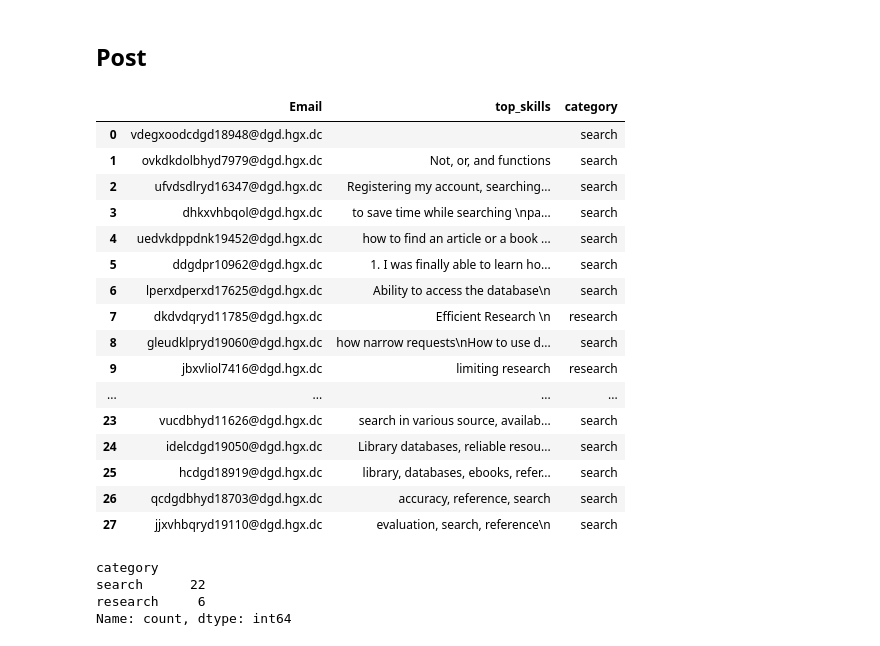
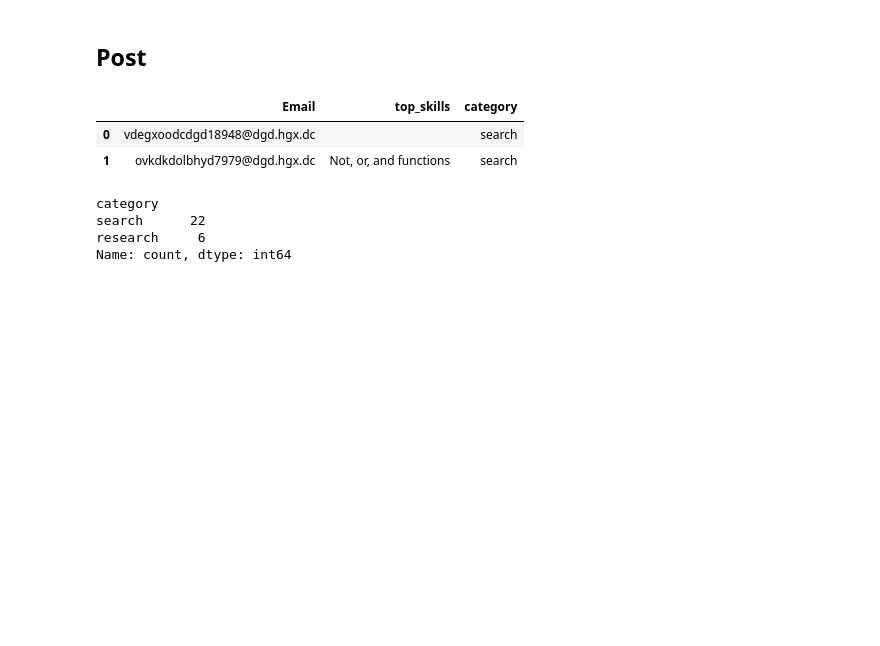
Before and after one commit to mimamverdiyev/Research, a Jupyter notebook: IL_session_assessment_(survey_analysis).ipynb, the cells around one changed output. Cells and saved outputs as stored; diff of their text form; code cells hidden in the pictures; blank space fills up the shorter version.

```diff
--- a/IL_session_assessment_(survey_analysis).ipynb
+++ b/IL_session_assessment_(survey_analysis).ipynb
@@ -806,48 +734,34 @@ import pandas as pd
 import re
 
 
 # Function to categorize sentences into 'search', 'boolean', or 'search_boolean'
 def categorize_sentence(sentence):
     has_research = re.search(r'\bresearch\b', sentence, re.IGNORECASE)
     has_search = re.search(r'\bsearch\w*\b|\bdatabase\w*\b', sentence, re.IGNORECASE)
     has_boolean = re.search(r'\bboolean\b|\b(?:and|or|not)(?:\s+(?:and|or|not)\b)*' , sentence, re.IGNORECASE)
     has_evaluation = re.search(r'\breliable\b|\baccuracy\b', sentence, re.IGNORECASE)
 
 
     if has_research:
       return 'research'
     elif has_search:
       return 'search'
     elif has_boolean:
       return 'search'
     elif has_evaluation:
       return 'research'
     else:
       return 'search'
 
 # Apply the categorize_sentence function to create a new 'category' column
 post['category'] = post['top_skills'].apply(categorize_sentence)
 
 # Display the resulting DataFrame
-post[["Email", "top_skills", "category"]]
+post[["Email", "top_skills", "category"]].head(2)
 # %% [output]
 |  | Email | top_skills | category |
 | 0 | vdegxoodcdgd18948@dgd.hgx.dc |  | search |
 | 1 | ovkdkdolbhyd7979@dgd.hgx.dc | Not, or, and functions | search |
-| 2 | ufvdsdlryd16347@dgd.hgx.dc | Registering my account, searching... | search |
-| 3 | dhkxvhbqol@dgd.hgx.dc | to save time while searching \npa... | search |
-| 4 | uedvkdppdnk19452@dgd.hgx.dc | how to find an article or a book ... | search |
-| 5 | ddgdpr10962@dgd.hgx.dc | 1. I was finally able to learn ho... | search |
-| 6 | lperxdperxd17625@dgd.hgx.dc | Ability to access the database\n | search |
-| 7 | dkdvdqryd11785@dgd.hgx.dc | Efficient Research \n | research |
-| 8 | gleudklpryd19060@dgd.hgx.dc | how narrow requests\nHow to use d... | search |
-| 9 | jbxvliol7416@dgd.hgx.dc | limiting research | research |
-| ... | ... | ... | ... |
-| 23 | vucdbhyd11626@dgd.hgx.dc | search in various source, availab... | search |
-| 24 | idelcdgd19050@dgd.hgx.dc | Library databases, reliable resou... | search |
-| 25 | hcdgd18919@dgd.hgx.dc | library, databases, ebooks, refer... | search |
-| 26 | qcdgdbhyd18703@dgd.hgx.dc | accuracy, reference, search | search |
-| 27 | jjxvhbqryd19110@dgd.hgx.dc | evaluation, search, reference\n | search |
 # %%
 post['category'].value_counts()
 # %% [output]
```
Also changed, not shown: parts of 13 cells of this notebook.
